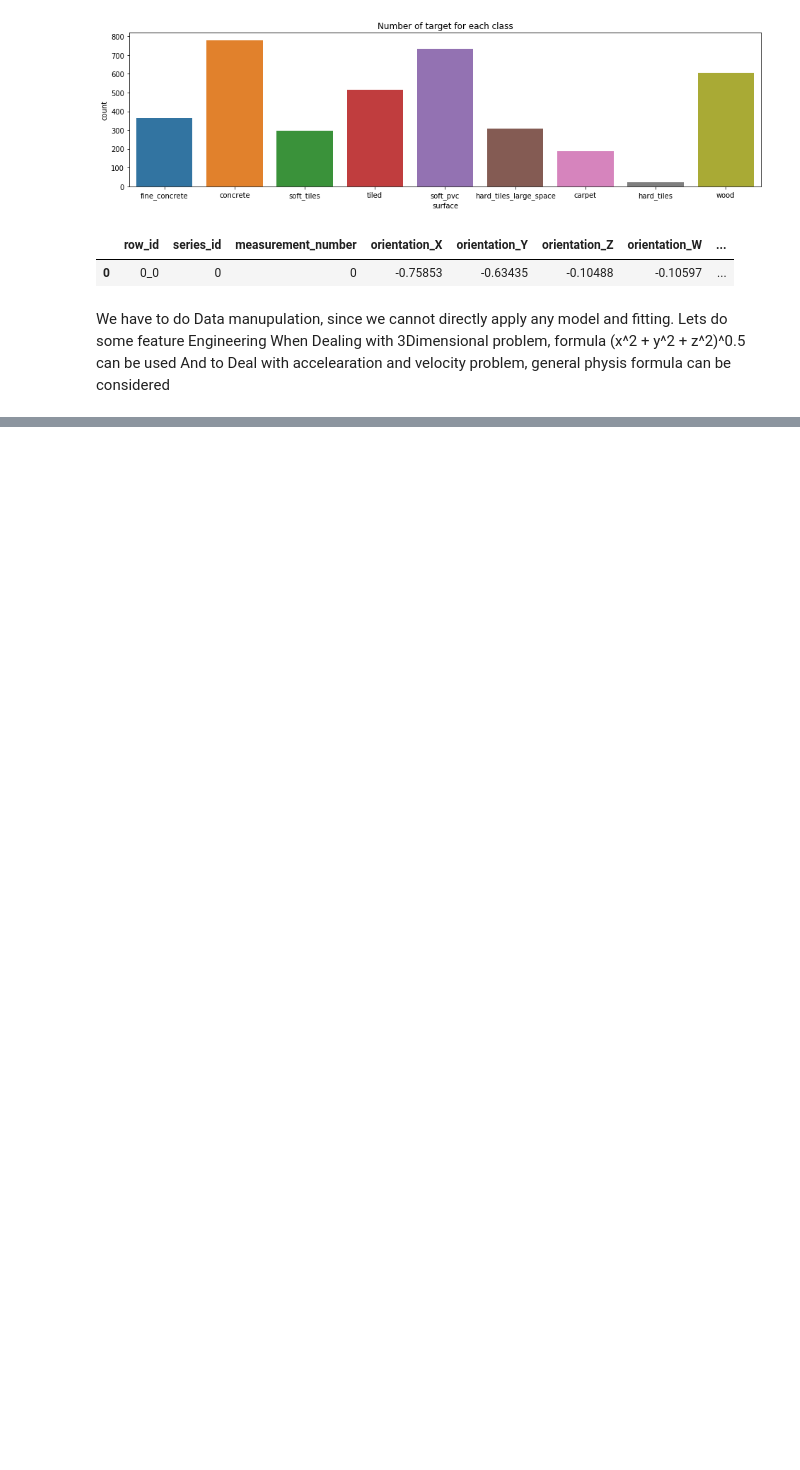
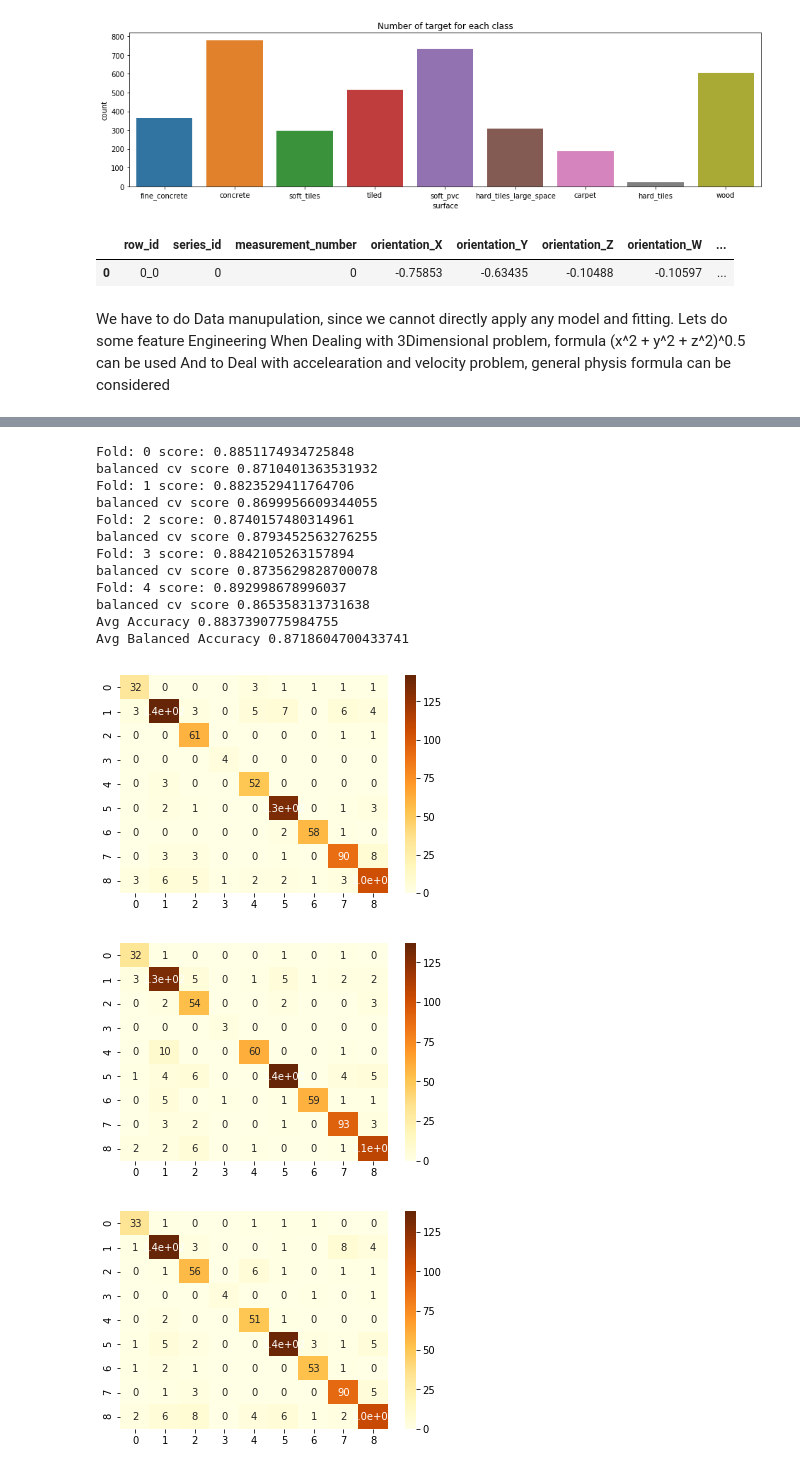
Before and after one commit to gonultasbu/kaggle_careercon_2019, a Jupyter notebook: 72v1.ipynb, the cells around one changed output, grey strips where cells are left out. Saved outputs shown, nothing was run; the diff lists cells and outputs as text; code cells hidden in the pictures; blank space fills up the shorter version.

```diff
--- a/72v1.ipynb
+++ b/72v1.ipynb
@@ -31,10 +28,10 @@ def balanced_cv(conf_mat):
     balanced_score = np.mean(intra_class_scores)
     return balanced_score
 # %%
-data = pd.read_csv('../input/X_train.csv')
-sampl = pd.read_csv('../input/sample_submission.csv')
-test = pd.read_csv('../input/X_test.csv')
-target = pd.read_csv('../input/y_train.csv')
+data = pd.read_csv('X_train.csv')
+sampl = pd.read_csv('sample_submission.csv')
+test = pd.read_csv('X_test.csv')
+target = pd.read_csv('y_train.csv')
 # %%
 data.head()
 # %% [output]
@@ -210,21 +208,38 @@ import gc
 folds = StratifiedKFold(n_splits=5, shuffle=True, random_state=1337)
 # %%
 predicted = np.zeros((test.shape[0],9))
-measured= np.zeros((data.shape[0]))
+# measured= np.zeros((data.shape[0]))
 score = 0
 balanced_cv_sum = 0
+model = RandomForestClassifier(n_estimators=200, random_state=1337, class_weight='balanced')
 for times, (trn_idx, val_idx) in enumerate(folds.split(data.values,target['surface'].values)):
-    model = RandomForestClassifier(n_estimators=500)
     model.fit(data.iloc[trn_idx],target['surface'][trn_idx])
-    measured[val_idx] = model.predict(data.iloc[val_idx])
+    # measured[val_idx] = model.predict(data.iloc[val_idx])
     predicted += model.predict_proba(test)/folds.n_splits
     score += model.score(data.iloc[val_idx],target['surface'][val_idx])
     print("Fold: {} score: {}".format(times,model.score(data.iloc[val_idx],target['surface'][val_idx])))
     cm = confusion_matrix(model.predict(data.iloc[val_idx]), target['surface'].iloc[val_idx])
+    plt.figure()
     sns.heatmap(cm, annot=True, cmap="YlOrBr")
     balscore = balanced_cv(cm)
     print('balanced cv score', balscore)
     balanced_cv_sum +=balscore
     gc.collect()
 print('Avg Accuracy', score / folds.n_splits)
 print('Avg Balanced Accuracy', balanced_cv_sum / folds.n_splits)
+# %% [output]
+Fold: 0 score: 0.8851174934725848
+balanced cv score 0.8710401363531932
+Fold: 1 score: 0.8823529411764706
+balanced cv score 0.8699956609344055
+Fold: 2 score: 0.8740157480314961
+balanced cv score 0.8793452563276255
+Fold: 3 score: 0.8842105263157894
+balanced cv score 0.8735629828700078
+Fold: 4 score: 0.892998678996037
+balanced cv score 0.865358313731638
+Avg Accuracy 0.8837390775984755
+Avg Balanced Accuracy 0.8718604700433741
+[figure, added]
+[figure, added]
+[figure, added]
```
Also changed, not shown: parts of 4 cells of this notebook, 3 other files.
